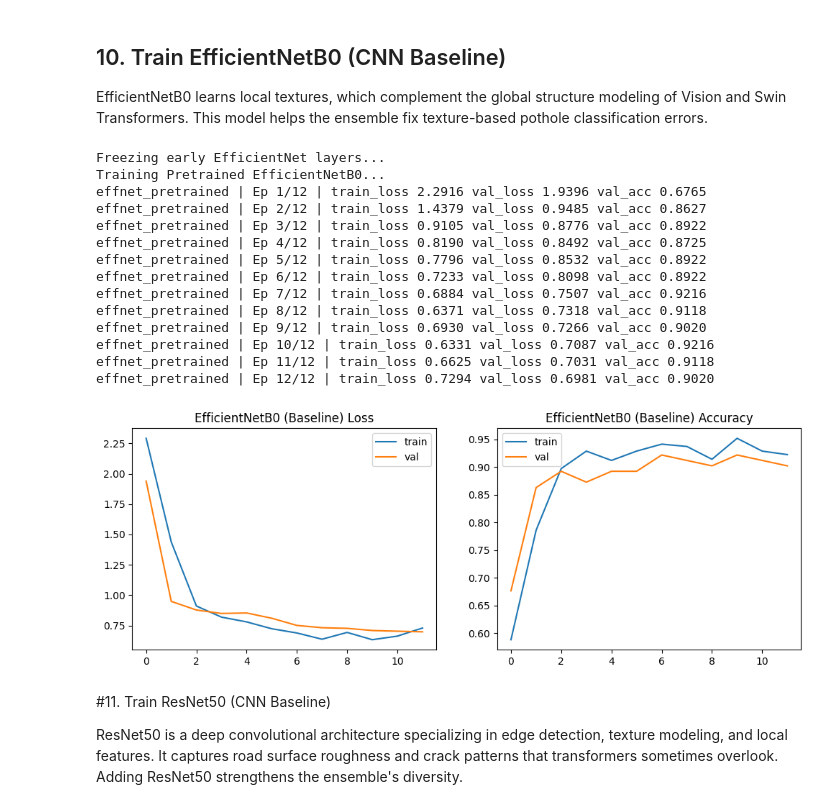
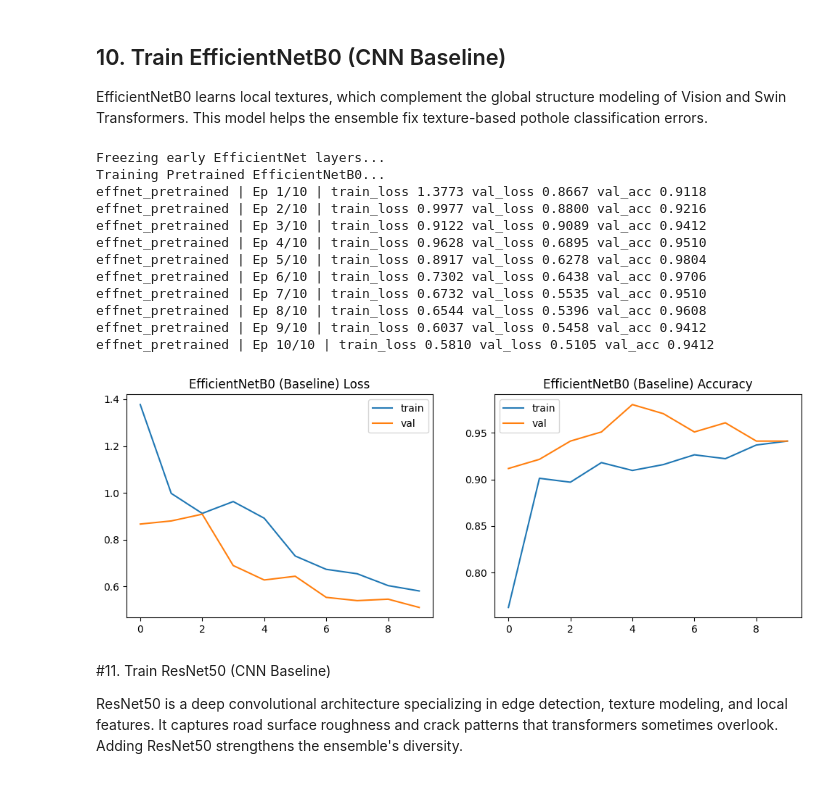
Before and after one commit to sakshammgarg/PotholeDetection, a Jupyter notebook: Model/pothole_pipeline.ipynb, the cells around one changed output. Saved outputs shown, nothing was run; the diff lists cells and outputs as text; code cells hidden in the pictures.

```diff
--- a/Model/pothole_pipeline.ipynb
+++ b/Model/pothole_pipeline.ipynb
@@ -169,16 +177,23 @@ from torch.utils.data import Dataset, DataLoader
 from pathlib import Path
 
 IMAGE_SIZE = 224
-BATCH_SIZE = 32
+BATCH_SIZE = 16
 
 train_tfms = A.Compose([
     A.RandomResizedCrop(size=(IMAGE_SIZE, IMAGE_SIZE), scale=(0.7, 1.0)),
     A.HorizontalFlip(p=0.5),
     A.RandomBrightnessContrast(p=0.3),
+    A.GaussianBlur(blur_limit=(3,5), p=0.15),
     A.ShiftScaleRotate(shift_limit=0.05, scale_limit=0.05, rotate_limit=10, p=0.3),
 
     # Stabilizes CNNs greatly & improves transformer robustness
-    A.CoarseDropout(max_holes=1, max_height=40, max_width=40, p=0.4),
+    A.CoarseDropout(
+        num_holes_range=(1, 2),
+        hole_height_range=(20, 40),
+        hole_width_range=(20, 40),
+        fill=0,
+        p=0.3
+    ),
 
     # Correct ImageNet normalization (CRITICAL for EffNet/ResNet)
     A.Normalize(
@@ -220,7 +235,14 @@ class RoadDataset(Dataset):
 train_ds = RoadDataset(PROC, "train", train_tfms)
 val_ds   = RoadDataset(PROC, "val",   val_tfms)
 
-train_loader = DataLoader(train_ds, batch_size=BATCH_SIZE, shuffle=True)
+train_loader = DataLoader(
+    train_ds,
+    batch_size=BATCH_SIZE,
+    shuffle=True,
+    num_workers=2,
+    pin_memory=True
+)
+
 val_loader   = DataLoader(val_ds, batch_size=BATCH_SIZE)
 # %% [markdown]
 ## 6. Model Builder Functions (ViT, Swin, EfficientNet, ResNet50)
@@ -543,10 +620,9 @@ def fit_effnet(model, epochs, lr, run_name):
 
     criterion = nn.CrossEntropyLoss(label_smoothing=0.1)
 
-    optimizer = torch.optim.AdamW(
-        filter(lambda p: p.requires_grad, model.parameters()),
-        lr=lr,
-        weight_decay=0.05
+    optimizer = torch.optim.Adam(
+    filter(lambda p: p.requires_grad, model.parameters()),
+    lr=3e-4
     )
 
     scaler = GradScaler("cuda")
@@ -608,47 +684,45 @@ def fit_effnet(model, epochs, lr, run_name):
         # LR schedule
         if ep < warmup_epochs:
             warmup_sched.step()
         else:
             cosine_sched.step()
 
         history["train_loss"].append(train_loss)
         history["train_acc"].append(train_acc)
         history["val_loss"].append(val_loss)
         history["val_acc"].append(val_acc)
 
     return history
 
 torch.cuda.empty_cache()
 effnet = build_effnet_pretrained().to(device)
 
 print("Freezing early EfficientNet layers...")
 freeze_effnet(effnet)
 
 print("Training Pretrained EfficientNetB0...")
 hist_eff = fit_effnet(
     effnet,
-    epochs=12,
+    epochs=10,
     lr=1e-4,
     run_name="effnet_pretrained"
 )
 
 plot_hist(hist_eff, "EfficientNetB0 (Baseline)")
 # %% [output]
 Freezing early EfficientNet layers...
 Training Pretrained EfficientNetB0...
-effnet_pretrained | Ep 1/12 | train_loss 2.2916 val_loss 1.9396 val_acc 0.6765
-effnet_pretrained | Ep 2/12 | train_loss 1.4379 val_loss 0.9485 val_acc 0.8627
-effnet_pretrained | Ep 3/12 | train_loss 0.9105 val_loss 0.8776 val_acc 0.8922
-effnet_pretrained | Ep 4/12 | train_loss 0.8190 val_loss 0.8492 val_acc 0.8725
-effnet_pretrained | Ep 5/12 | train_loss 0.7796 val_loss 0.8532 val_acc 0.8922
-effnet_pretrained | Ep 6/12 | train_loss 0.7233 val_loss 0.8098 val_acc 0.8922
-effnet_pretrained | Ep 7/12 | train_loss 0.6884 val_loss 0.7507 val_acc 0.9216
-effnet_pretrained | Ep 8/12 | train_loss 0.6371 val_loss 0.7318 val_acc 0.9118
-effnet_pretrained | Ep 9/12 | train_loss 0.6930 val_loss 0.7266 val_acc 0.9020
-effnet_pretrained | Ep 10/12 | train_loss 0.6331 val_loss 0.7087 val_acc 0.9216
-effnet_pretrained | Ep 11/12 | train_loss 0.6625 val_loss 0.7031 val_acc 0.9118
-effnet_pretrained | Ep 12/12 | train_loss 0.7294 val_loss 0.6981 val_acc 0.9020
+effnet_pretrained | Ep 1/10 | train_loss 1.3773 val_loss 0.8667 val_acc 0.9118
+effnet_pretrained | Ep 2/10 | train_loss 0.9977 val_loss 0.8800 val_acc 0.9216
+effnet_pretrained | Ep 3/10 | train_loss 0.9122 val_loss 0.9089 val_acc 0.9412
+effnet_pretrained | Ep 4/10 | train_loss 0.9628 val_loss 0.6895 val_acc 0.9510
+effnet_pretrained | Ep 5/10 | train_loss 0.8917 val_loss 0.6278 val_acc 0.9804
+effnet_pretrained | Ep 6/10 | train_loss 0.7302 val_loss 0.6438 val_acc 0.9706
+effnet_pretrained | Ep 7/10 | train_loss 0.6732 val_loss 0.5535 val_acc 0.9510
+effnet_pretrained | Ep 8/10 | train_loss 0.6544 val_loss 0.5396 val_acc 0.9608
+effnet_pretrained | Ep 9/10 | train_loss 0.6037 val_loss 0.5458 val_acc 0.9412
+effnet_pretrained | Ep 10/10 | train_loss 0.5810 val_loss 0.5105 val_acc 0.9412
-[figure, old version]
+[figure, new version]
 # %% [markdown]
 #11. Train ResNet50 (CNN Baseline)
 
```
Also changed, not shown: parts of 23 cells of this notebook.
